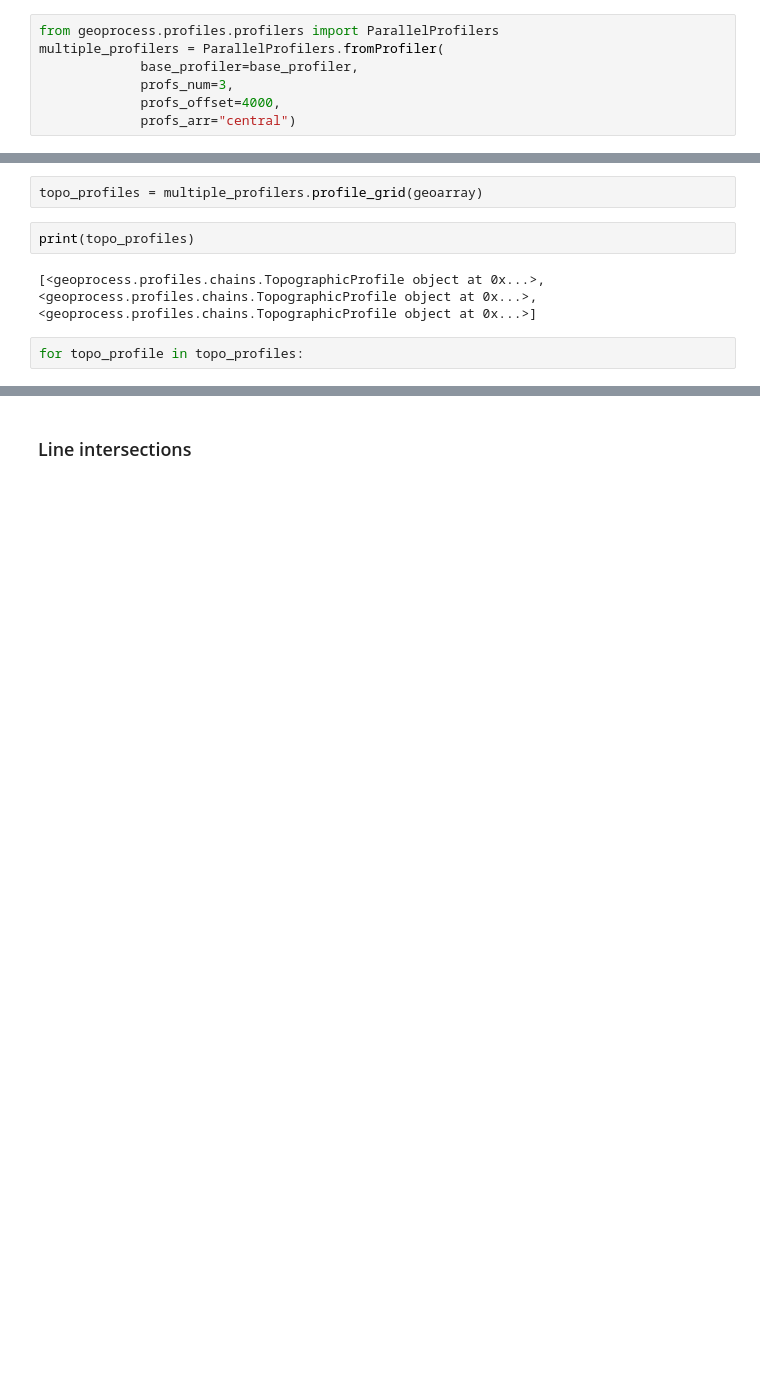
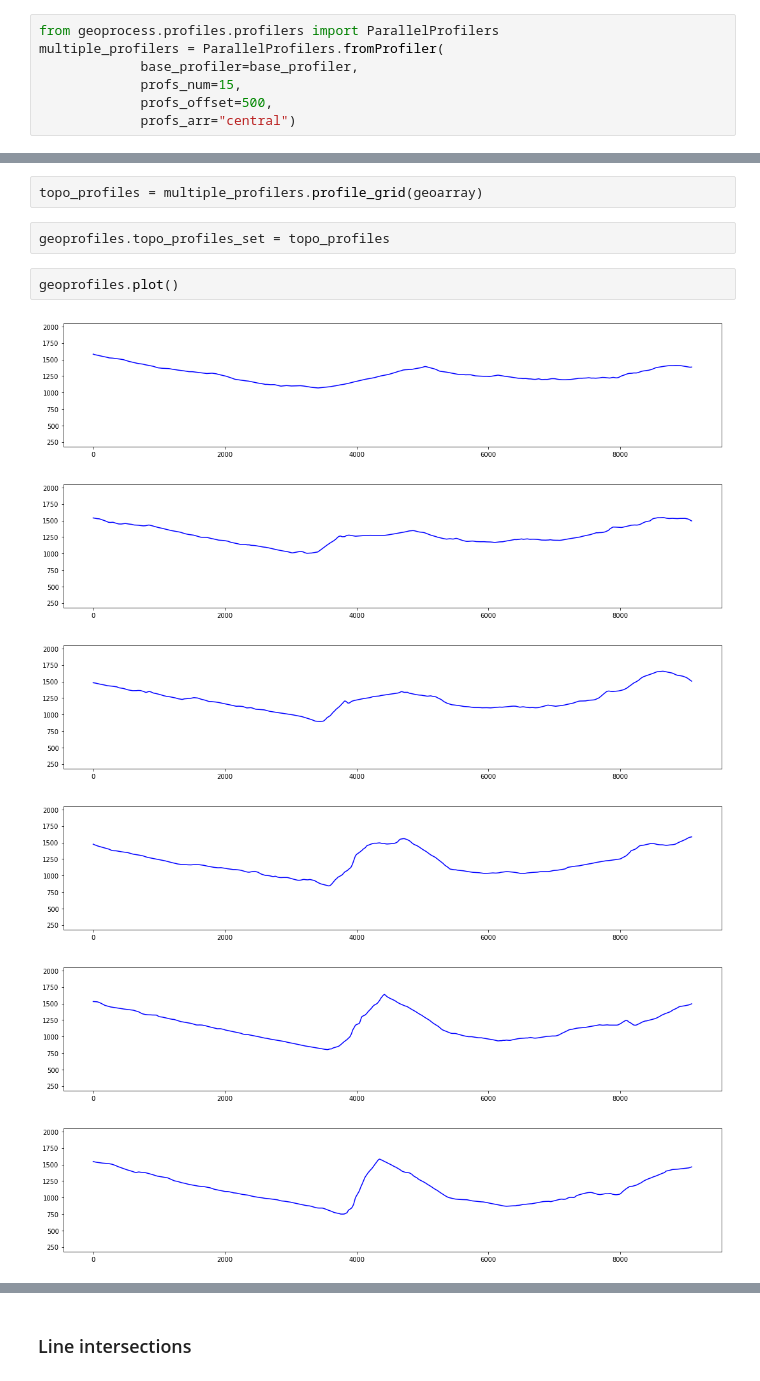
Before and after one commit to mauroalberti/geoprocess, a Jupyter notebook: docs/notebooks/Topographic profiles.ipynb, the cells around one changed output, grey strips where cells are left out. Drawn from its saved outputs; the diff is of its cells as text; blank space fills up the shorter version.

Commit message:
Implemented multiple topographic profiles

```diff
--- a/docs/notebooks/Topographic profiles.ipynb
+++ b/docs/notebooks/Topographic profiles.ipynb
@@ -265,8 +265,8 @@ base_profiler.num_pts()
 from geoprocess.profiles.profilers import ParallelProfilers
 multiple_profilers = ParallelProfilers.fromProfiler(
              base_profiler=base_profiler,
-             profs_num=3,
-             profs_offset=4000,
+             profs_num=15,
+             profs_offset=500,
              profs_arr="central")
 # %%
 multiple_profilers
@@ -287,9 +290,14 @@ LinearProfiler(
 )
 # %%
 topo_profiles = multiple_profilers.profile_grid(geoarray)
-# %%
-print(topo_profiles)
-# %% [output]
-[<geoprocess.profiles.chains.TopographicProfile object at 0x...>, <geoprocess.profiles.chains.TopographicProfile object at 0x...>, <geoprocess.profiles.chains.TopographicProfile object at 0x...>]
-# %%
-for topo_profile in topo_profiles:
+# %%
+geoprofiles.topo_profiles_set = topo_profiles
+# %%
+geoprofiles.plot()
+# %% [output]
+[figure, added]
+[figure, added]
+[figure, added]
+[figure, added]
+[figure, added]
+[figure, added]
```
Also changed, not shown: parts of 9 cells of this notebook, 19 other files.
